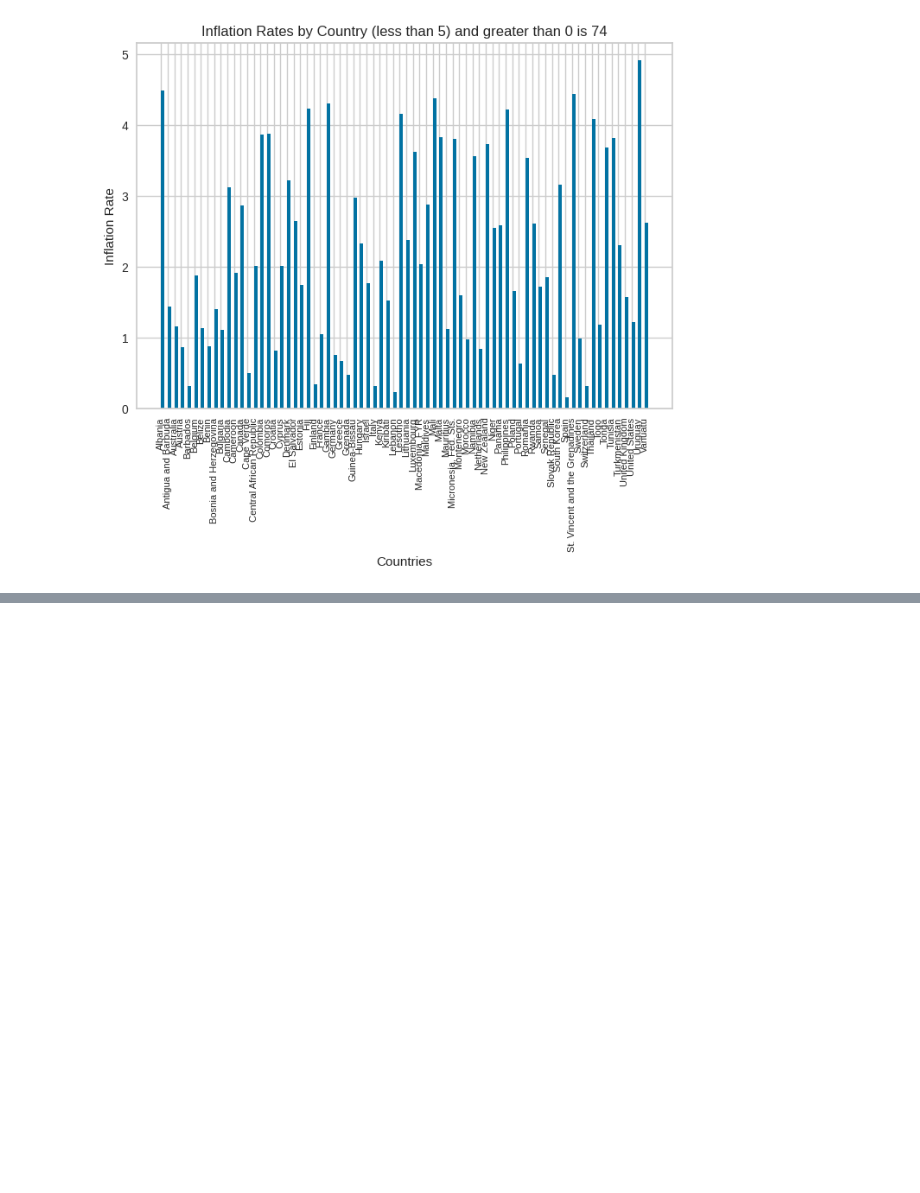
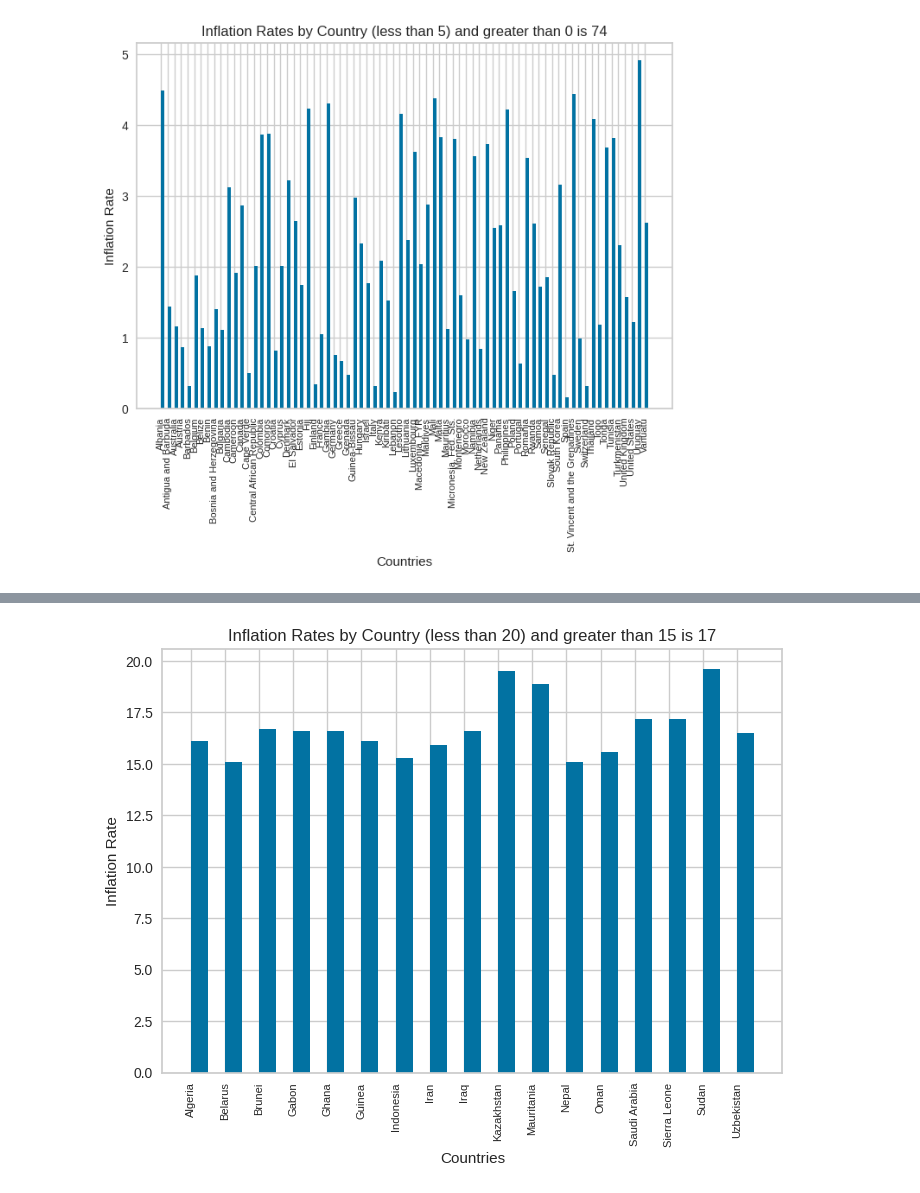
Before and after one commit to prathyusha-reddy-arch/DataVisualisation, a Jupyter notebook: ProjectInc2.ipynb, the cells around one changed output, grey strips where cells are left out. Cells and saved outputs as stored; diff of their text form; code cells hidden in the pictures; blank space fills up the shorter version.

```diff
--- a/ProjectInc2.ipynb
+++ b/ProjectInc2.ipynb
@@ -107,0 +116,4 @@ inflation_rate(0,5)
+# %%
+inflation_rate(15,20)
+# %% [output]
+[figure, added]
```
Also changed, not shown: parts of 6 cells of this notebook.
